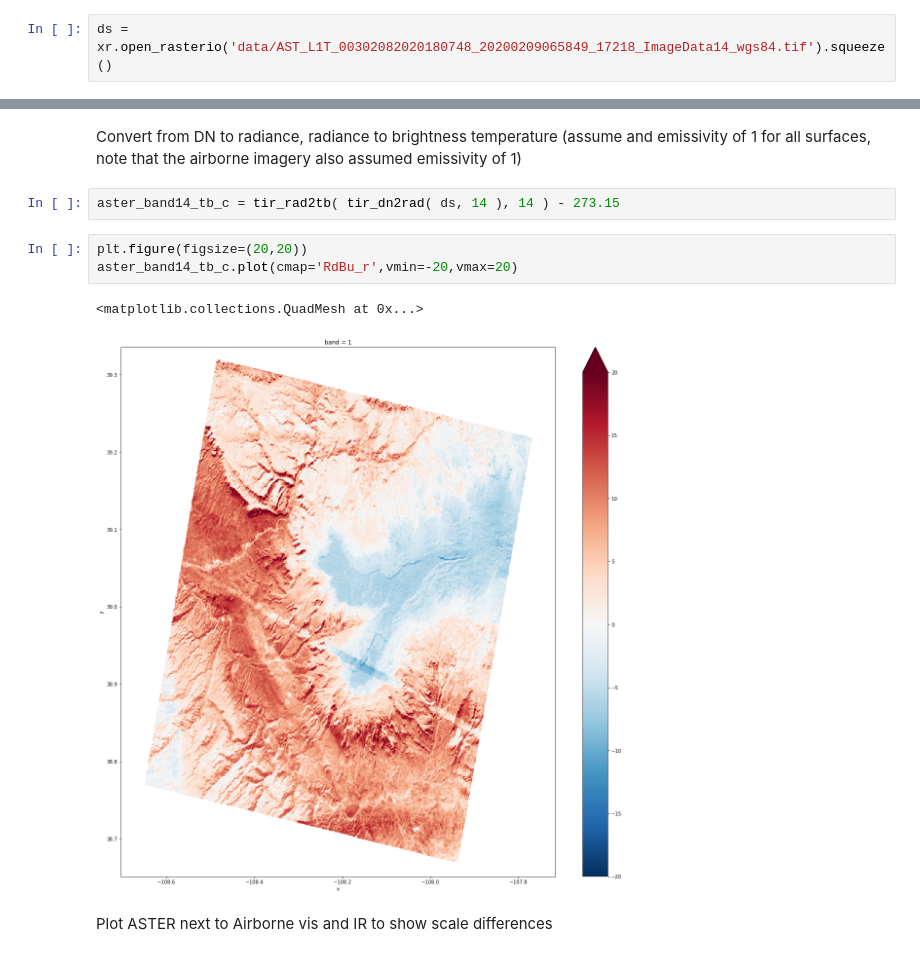
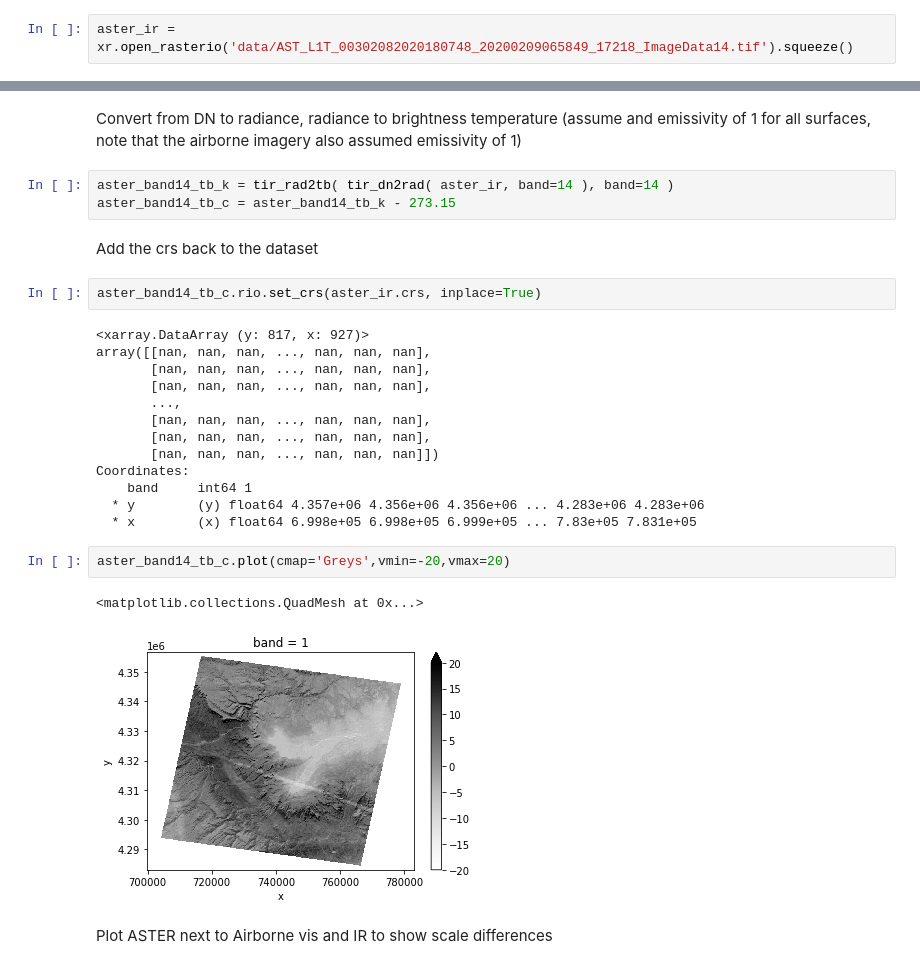
Before and after one commit to snowex-hackweek/website-2021, a Jupyter notebook: book/tutorials/thermal-ir/thermal-ir-tutorial.ipynb, the cells around one changed output, grey strips where cells are left out. Drawn from its saved outputs; the diff is of its cells as text.

Commit message:
Update notebook with geotiffs, plotting, still need to add more text and plot examples

```diff
--- a/book/tutorials/thermal-ir/thermal-ir-tutorial.ipynb
+++ b/book/tutorials/thermal-ir/thermal-ir-tutorial.ipynb
@@ -240,4 +269,4 @@ We don't always have airplanes with IR, like i said we have satllites that can g
 # %% [markdown]
 Load an ASTER geotiff, inspect the contents
 # %%
-ds = xr.open_rasterio('data/AST_L1T_00302082020180748_20200209065849_17218_ImageData14_wgs84.tif').squeeze()
+aster_ir = xr.open_rasterio('data/AST_L1T_00302082020180748_20200209065849_17218_ImageData14.tif').squeeze()
@@ -275,12 +308,29 @@ def tir_rad2tb(rad, band):
 # %% [markdown]
 Convert from DN to radiance, radiance to brightness temperature (assume and emissivity of 1 for all surfaces, note that the airborne imagery also assumed emissivity of 1)
 # %%
-aster_band14_tb_c = tir_rad2tb( tir_dn2rad( ds, 14 ), 14 ) - 273.15
+aster_band14_tb_k = tir_rad2tb( tir_dn2rad( aster_ir, band=14 ), band=14 )
+aster_band14_tb_c = aster_band14_tb_k - 273.15
+# %% [markdown]
+Add the crs back to the dataset
+# %%
+aster_band14_tb_c.rio.set_crs(aster_ir.crs, inplace=True)
+# %% [output]
+<xarray.DataArray (y: 817, x: 927)>
+array([[nan, nan, nan, ..., nan, nan, nan],
+       [nan, nan, nan, ..., nan, nan, nan],
+       [nan, nan, nan, ..., nan, nan, nan],
+       ...,
+       [nan, nan, nan, ..., nan, nan, nan],
+       [nan, nan, nan, ..., nan, nan, nan],
+       [nan, nan, nan, ..., nan, nan, nan]])
+Coordinates:
+    band     int64 1
+  * y        (y) float64 4.357e+06 4.356e+06 4.356e+06 ... 4.283e+06 4.283e+06
+  * x        (x) float64 6.998e+05 6.998e+05 6.999e+05 ... 7.83e+05 7.831e+05
 # %%
-plt.figure(figsize=(20,20))
-aster_band14_tb_c.plot(cmap='RdBu_r',vmin=-20,vmax=20)
+aster_band14_tb_c.plot(cmap='Greys',vmin=-20,vmax=20)
 # %% [output]
 <matplotlib.collections.QuadMesh at 0x...>
-[figure, old version]
+[figure, new version]
 # %% [markdown]
 Plot ASTER next to Airborne vis and IR to show scale differences
```
Also changed, not shown: parts of 27 cells of this notebook.
